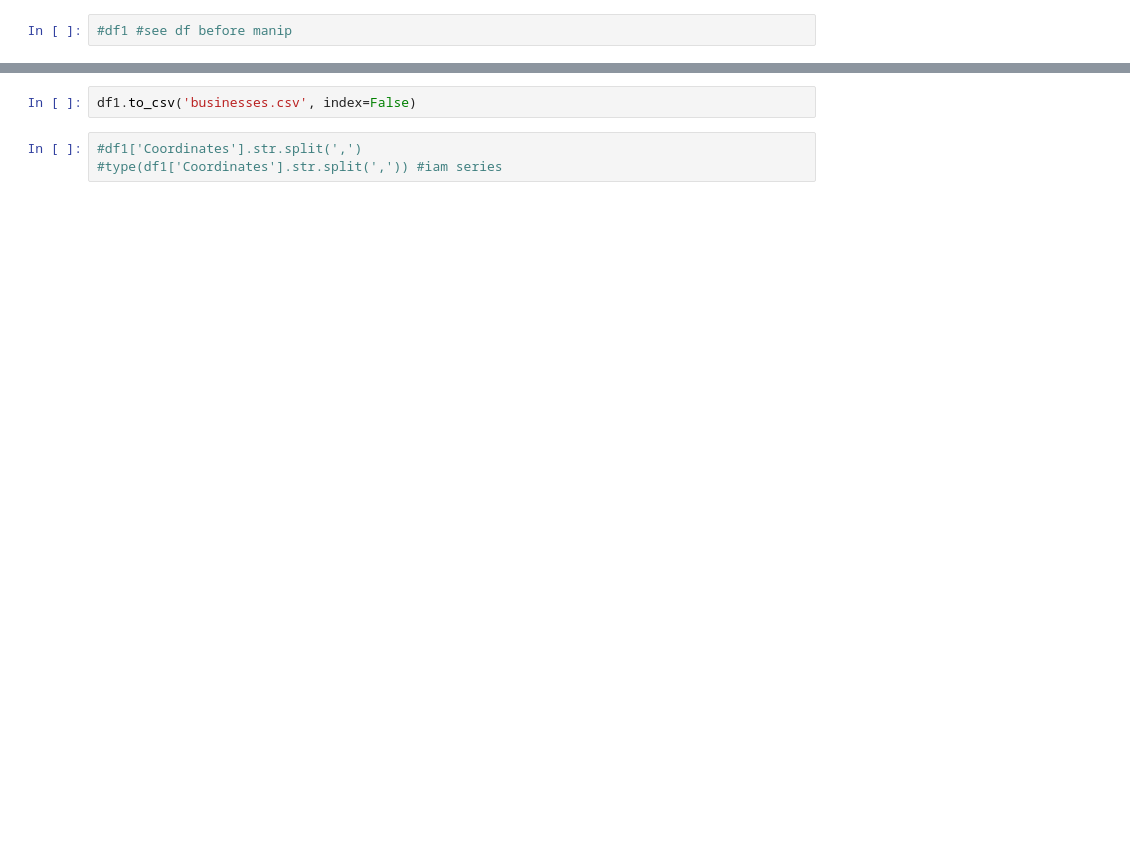
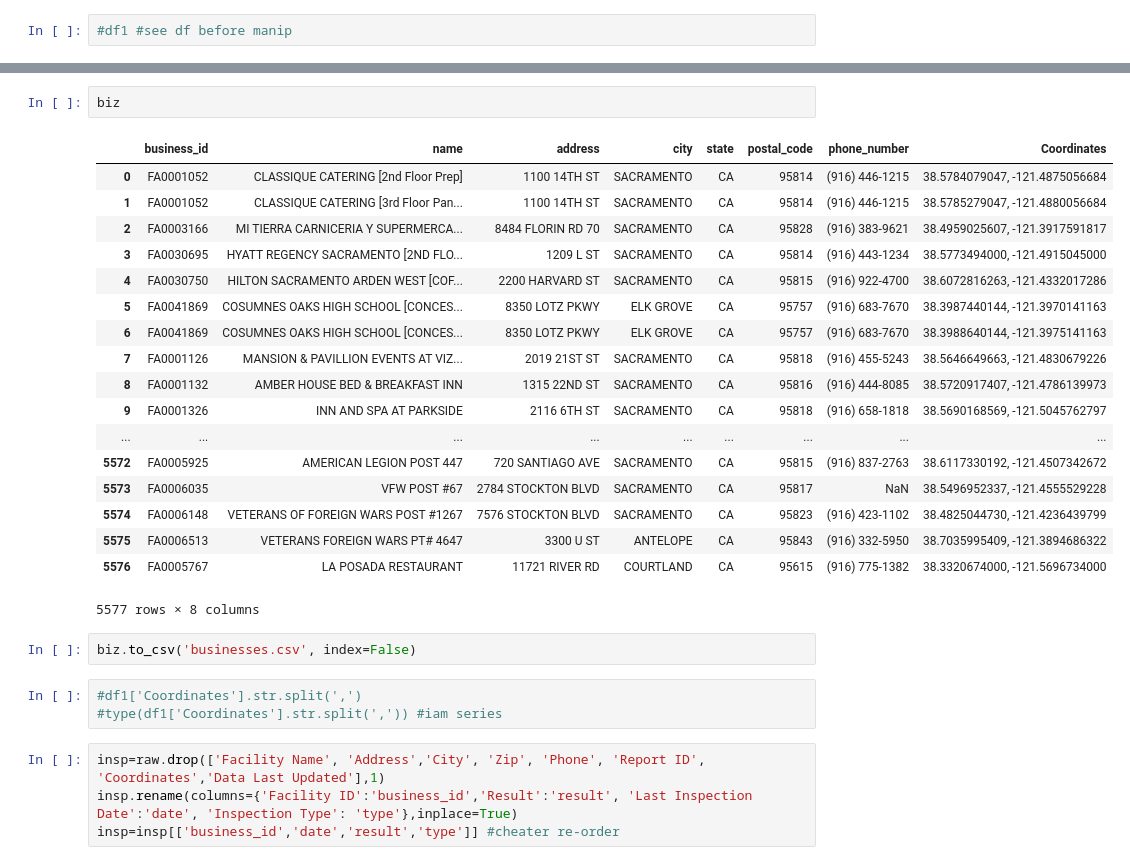
Before and after one commit to josephlei/team-dsb, a Jupyter notebook: project-sac-food/automation-dev/manip2.ipynb, the cells around one changed output, grey strips where cells are left out. Drawn from its saved outputs; the diff is of its cells as text; blank space fills up the shorter version.

```diff
--- a/project-sac-food/automation-dev/manip2.ipynb
+++ b/project-sac-food/automation-dev/manip2.ipynb
@@ -29,5 +39,30 @@ df1
+# %%
+biz
+# %% [output]
+|  | business_id | name | address | city | state | postal_code | phone_number | Coordinates |
+| 0 | FA0001052 | CLASSIQUE CATERING [2nd Floor Prep] | 1100 14TH ST | SACRAMENTO | CA | 95814 | (916) 446-1215 | 38.5784079047, -121.4875056684 |
+| 1 | FA0001052 | CLASSIQUE CATERING [3rd Floor Pan... | 1100 14TH ST | SACRAMENTO | CA | 95814 | (916) 446-1215 | 38.5785279047, -121.4880056684 |
+| 2 | FA0003166 | MI TIERRA CARNICERIA Y SUPERMERCA... | 8484 FLORIN RD 70 | SACRAMENTO | CA | 95828 | (916) 383-9621 | 38.4959025607, -121.3917591817 |
+| 3 | FA0030695 | HYATT REGENCY SACRAMENTO [2ND FLO... | 1209 L ST | SACRAMENTO | CA | 95814 | (916) 443-1234 | 38.5773494000, -121.4915045000 |
+| 4 | FA0030750 | HILTON SACRAMENTO ARDEN WEST [COF... | 2200 HARVARD ST | SACRAMENTO | CA | 95815 | (916) 922-4700 | 38.6072816263, -121.4332017286 |
+| 5 | FA0041869 | COSUMNES OAKS HIGH SCHOOL [CONCES... | 8350 LOTZ PKWY | ELK GROVE | CA | 95757 | (916) 683-7670 | 38.3987440144, -121.3970141163 |
+| 6 | FA0041869 | COSUMNES OAKS HIGH SCHOOL [CONCES... | 8350 LOTZ PKWY | ELK GROVE | CA | 95757 | (916) 683-7670 | 38.3988640144, -121.3975141163 |
+| 7 | FA0001126 | MANSION & PAVILLION EVENTS AT VIZ... | 2019 21ST ST | SACRAMENTO | CA | 95818 | (916) 455-5243 | 38.5646649663, -121.4830679226 |
+| 8 | FA0001132 | AMBER HOUSE BED & BREAKFAST INN | 1315 22ND ST | SACRAMENTO | CA | 95816 | (916) 444-8085 | 38.5720917407, -121.4786139973 |
+| 9 | FA0001326 | INN AND SPA AT PARKSIDE | 2116 6TH ST | SACRAMENTO | CA | 95818 | (916) 658-1818 | 38.5690168569, -121.5045762797 |
+| ... | ... | ... | ... | ... | ... | ... | ... | ... |
+| 5572 | FA0005925 | AMERICAN LEGION POST 447 | 720 SANTIAGO AVE | SACRAMENTO | CA | 95815 | (916) 837-2763 | 38.6117330192, -121.4507342672 |
+| 5573 | FA0006035 | VFW POST #67 | 2784 STOCKTON BLVD | SACRAMENTO | CA | 95817 | NaN | 38.5496952337, -121.4555529228 |
+| 5574 | FA0006148 | VETERANS OF FOREIGN WARS POST #1267 | 7576 STOCKTON BLVD | SACRAMENTO | CA | 95823 | (916) 423-1102 | 38.4825044730, -121.4236439799 |
+| 5575 | FA0006513 | VETERANS FOREIGN WARS PT# 4647 | 3300 U ST | ANTELOPE | CA | 95843 | (916) 332-5950 | 38.7035995409, -121.3894686322 |
+| 5576 | FA0005767 | LA POSADA RESTAURANT | 11721 RIVER RD | COURTLAND | CA | 95615 | (916) 775-1382 | 38.3320674000, -121.5696734000 |
+5577 rows × 8 columns
 # %%
-df1.to_csv('businesses.csv', index=False)
+biz.to_csv('businesses.csv', index=False)
 # %%
 #df1['Coordinates'].str.split(',')
 #type(df1['Coordinates'].str.split(',')) #iam series
+# %%
+insp=raw.drop(['Facility Name', 'Address','City', 'Zip', 'Phone', 'Report ID', 'Coordinates','Data Last Updated'],1)
+insp.rename(columns={'Facility ID':'business_id','Result':'result', 'Last Inspection Date':'date', 'Inspection Type': 'type'},inplace=True)
+insp=insp[['business_id','date','result','type']] #cheater re-order
```
Also changed, not shown: parts of 27 cells of this notebook, 4 other files.
